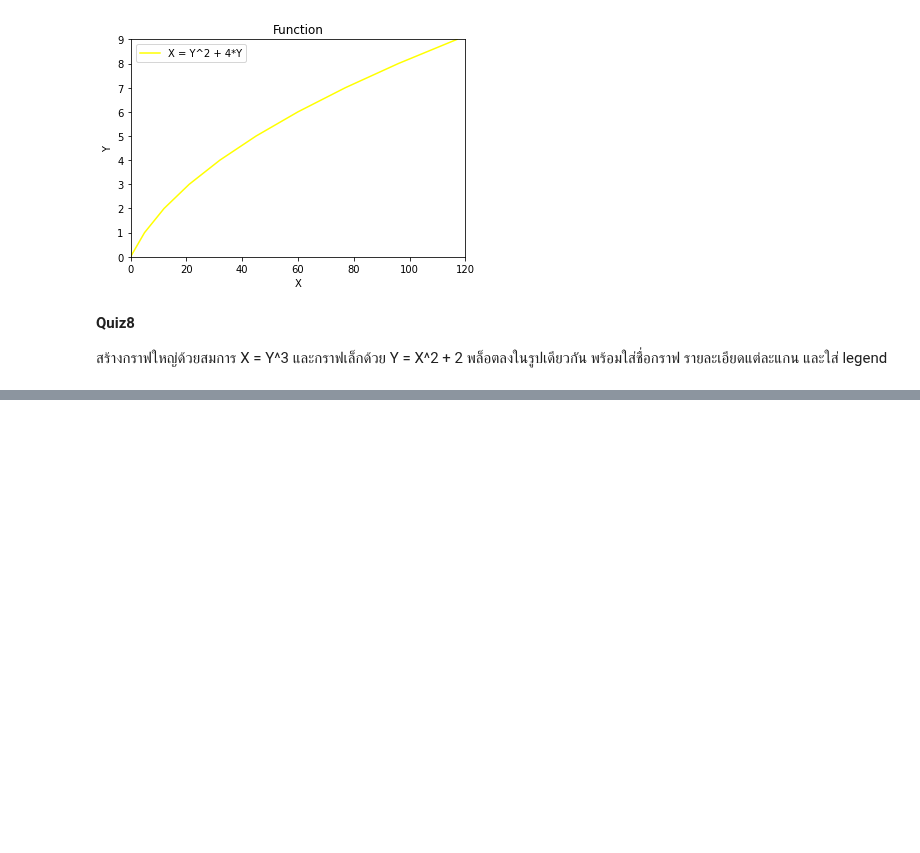
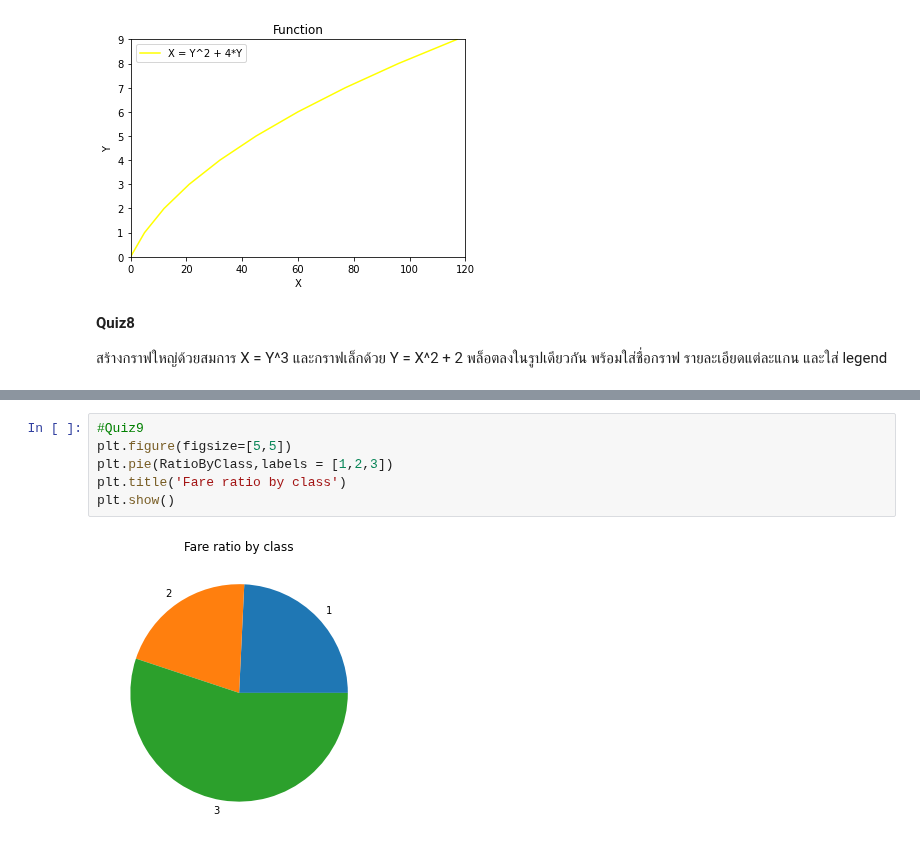
Before and after one commit to deen666/Homework_DataCamp2, a Jupyter notebook: Matplotlib/Matplotlib.ipynb, the cells around one changed output, grey strips where cells are left out. Saved outputs shown, nothing was run; the diff lists cells and outputs as text; blank space fills up the shorter version.

```diff
--- a/Matplotlib/Matplotlib.ipynb
+++ b/Matplotlib/Matplotlib.ipynb
@@ -154,0 +205,8 @@ plt.show()
+# %%
+#Quiz9
+plt.figure(figsize=[5,5])
+plt.pie(RatioByClass,labels = [1,2,3])
+plt.title('Fare ratio by class')
+plt.show()
+# %% [output]
+[figure, added]
```
Also changed, not shown: parts of 7 cells of this notebook.
